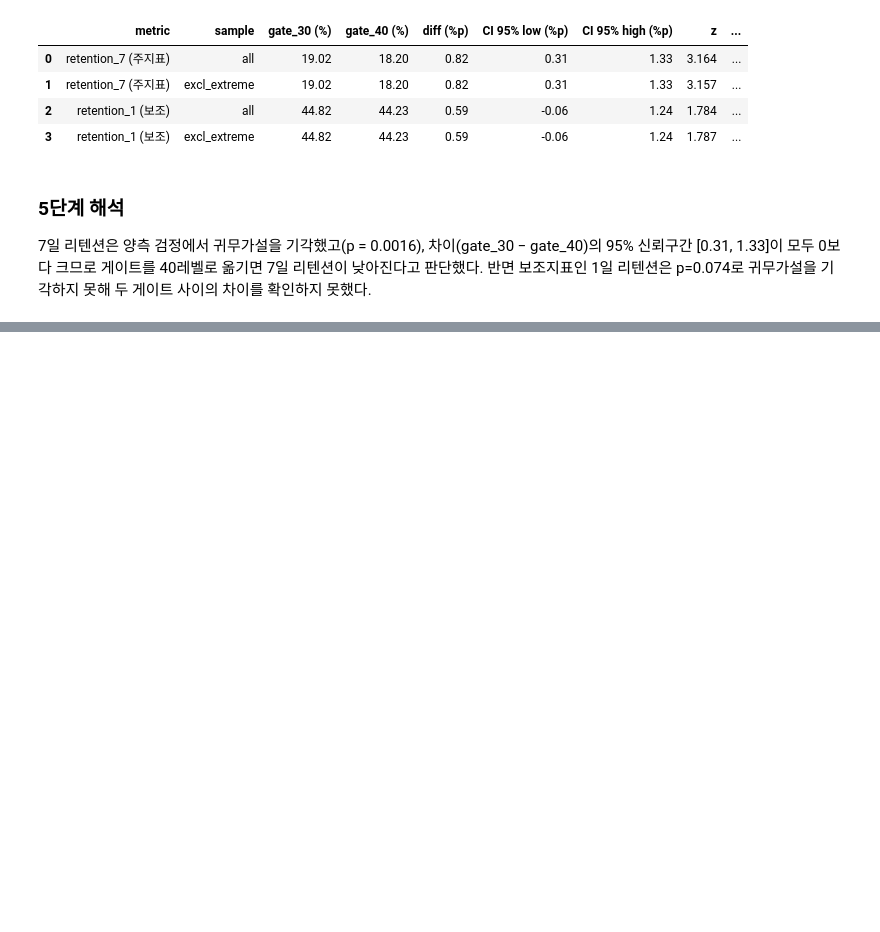
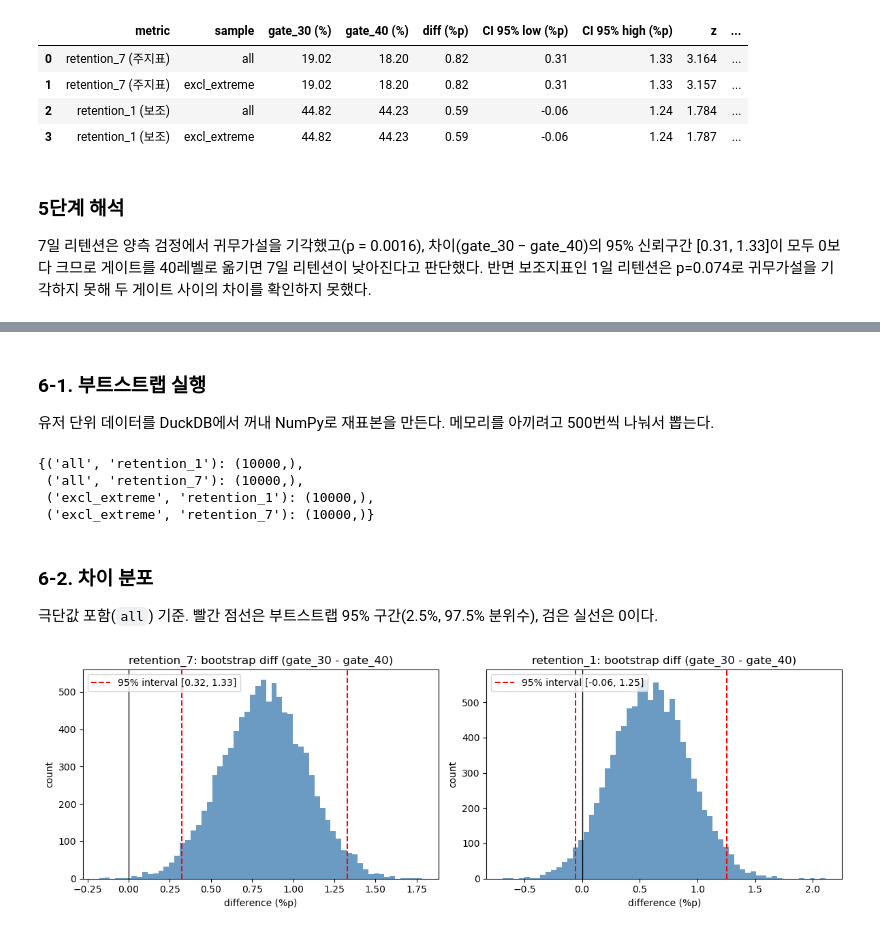
Before and after one commit to julyryunth-ux/cookie-cats-ab-test, a Jupyter notebook: analysis.ipynb, the cells around one changed output, grey strips where cells are left out. Saved outputs shown, nothing was run; the diff lists cells and outputs as text; code cells hidden in the pictures; blank space fills up the shorter version.

Commit message:
Add step 6: bootstrap intervals and effect size
Co-Authored-By: Claude Opus 5.5 <noreply@anthropic.com>

```diff
--- a/analysis.ipynb
+++ b/analysis.ipynb
@@ -366,0 +377,65 @@ test_result
+# %% [markdown]
+### 6-1. 부트스트랩 실행
+
+유저 단위 데이터를 DuckDB에서 꺼내 NumPy로 재표본을 만든다. 메모리를 아끼려고 500번씩 나눠서 뽑는다.
+# %%
+import numpy as np
+
+N_BOOT = 10_000
+CHUNK = 500
+SEED = 42
+
+users = con.sql("""
+SELECT version, is_extreme, retention_1::INT AS r1, retention_7::INT AS r7
+FROM cc_flag
+""").df()
+
+def bootstrap_rates(r1, r7, rng, n_boot=N_BOOT, chunk=CHUNK):
+    """한 그룹에서 복원추출을 n_boot번 해서 재표본별 (ret1, ret7) 비율을 돌려준다."""
+    n = len(r1)
+    out1, out7 = [], []
+    for start in range(0, n_boot, chunk):
+        size = min(chunk, n_boot - start)
+        idx = rng.integers(0, n, size=(size, n))
+        out1.append(r1[idx].mean(axis=1))
+        out7.append(r7[idx].mean(axis=1))
+    return np.concatenate(out1), np.concatenate(out7)
+
+rng = np.random.default_rng(SEED)
+boot_diff = {}  # (sample, metric) -> 차이(%p) 배열
+for sample in ['all', 'excl_extreme']:
+    d = users if sample == 'all' else users[~users['is_extreme']]
+    rates = {}
+    for g in ['gate_30', 'gate_40']:
+        gd = d[d['version'] == g]
+        rates[g] = bootstrap_rates(gd['r1'].to_numpy(), gd['r7'].to_numpy(), rng)
+    boot_diff[(sample, 'retention_1')] = (rates['gate_30'][0] - rates['gate_40'][0]) * 100
+    boot_diff[(sample, 'retention_7')] = (rates['gate_30'][1] - rates['gate_40'][1]) * 100
+
+{k: v.shape for k, v in boot_diff.items()}
+# %% [output]
+{('all', 'retention_1'): (10000,),
+ ('all', 'retention_7'): (10000,),
+ ('excl_extreme', 'retention_1'): (10000,),
+ ('excl_extreme', 'retention_7'): (10000,)}
+# %% [markdown]
+### 6-2. 차이 분포
+
+극단값 포함(`all`) 기준. 빨간 점선은 부트스트랩 95% 구간(2.5%, 97.5% 분위수), 검은 실선은 0이다.
+# %%
+fig, axes = plt.subplots(1, 2, figsize=(12, 4))
+for ax, metric in zip(axes, ['retention_7', 'retention_1']):
+    diff = boot_diff[('all', metric)]
+    lo, hi = np.percentile(diff, [2.5, 97.5])
+    ax.hist(diff, bins=60, color='steelblue', alpha=0.8)
+    ax.axvline(lo, color='red', linestyle='--', label=f'95% interval [{lo:.2f}, {hi:.2f}]')
+    ax.axvline(hi, color='red', linestyle='--')
+    ax.axvline(0, color='black', linewidth=1)
+    ax.set_title(f'{metric}: bootstrap diff (gate_30 - gate_40)')
+    ax.set_xlabel('difference (%p)')
+    ax.set_ylabel('count')
+    ax.legend(loc='upper left')
+plt.tight_layout()
+plt.show()
+# %% [output]
+[figure, added]
```
Also changed, not shown: parts of 8 cells of this notebook.
